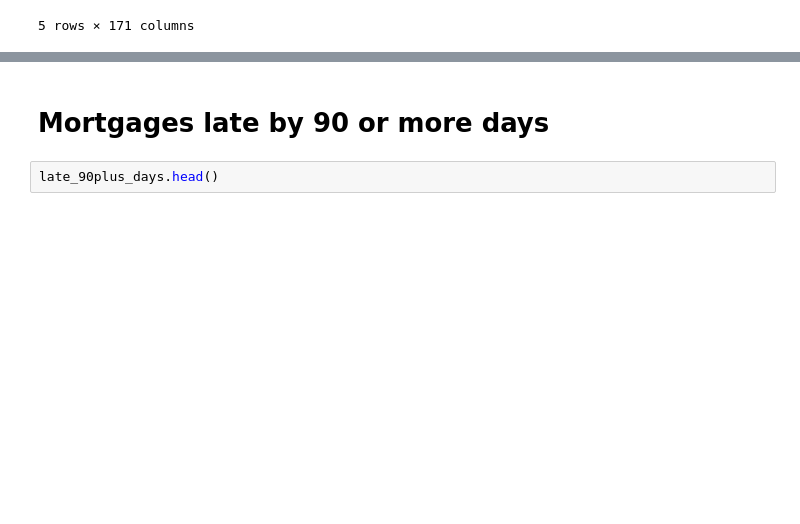
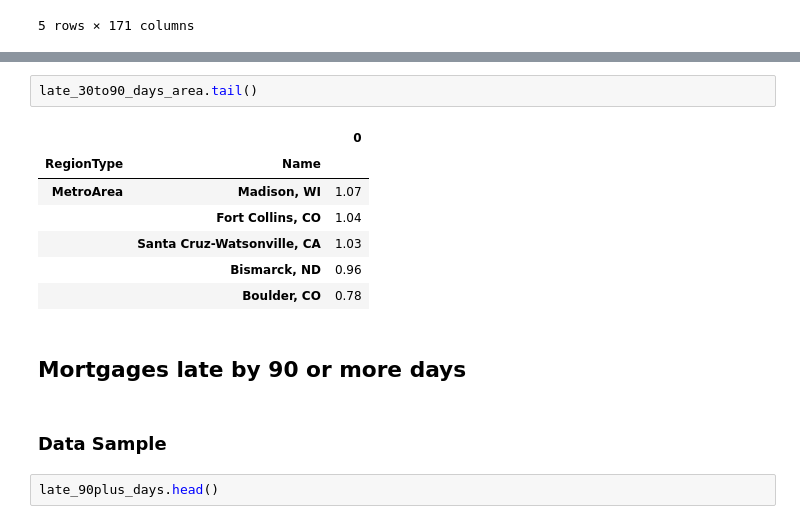
Before and after one commit to navinvarma/MortgageAnalysis, a Jupyter notebook: mortgage_stats.ipynb, the cells around one changed output, grey strips where cells are left out. Cells and saved outputs as stored; diff of their text form; blank space fills up the shorter version.

```diff
--- a/mortgage_stats.ipynb
+++ b/mortgage_stats.ipynb
@@ -18,5 +105,17 @@ late_30to90_days.head()
+# %%
+late_30to90_days_area.tail()
+# %% [output]
+|  |  | 0 |
+| RegionType | Name |  |
+| MetroArea | Madison, WI | 1.07 |
+|  | Fort Collins, CO | 1.04 |
+|  | Santa Cruz-Watsonville, CA | 1.03 |
+|  | Bismarck, ND | 0.96 |
+|  | Boulder, CO | 0.78 |
 # %% [markdown]
-# Mortgages late by 90 or more days
+## Mortgages late by 90 or more days
+# %% [markdown]
+### Data Sample
 # %%
 late_90plus_days.head()
 # %% [output]
```
Also changed, not shown: parts of 21 cells of this notebook.
